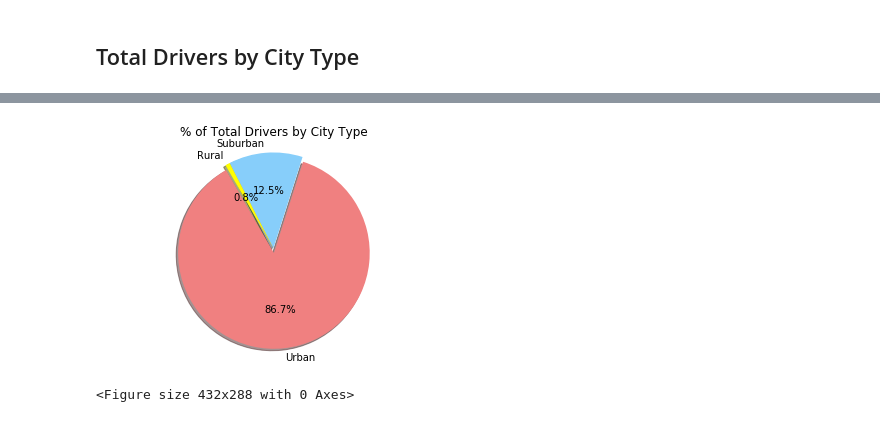
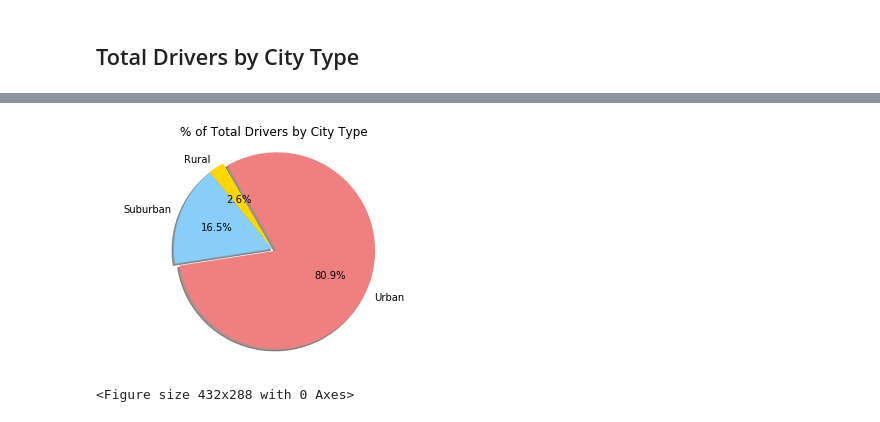
Before and after one commit to kokuji/pyber, a Jupyter notebook: pyber_starter - WIP.ipynb, the cells around one changed output, grey strips where cells are left out. Cells and saved outputs as stored; diff of their text form; code cells hidden in the pictures.

```diff
--- a/pyber_starter - WIP.ipynb
+++ b/pyber_starter - WIP.ipynb
@@ -146,3 +189,7 @@ plt.savefig("TotalRidesByCity.png")
 plt.show()
 # %% [markdown]
 ## Total Drivers by City Type
+# %%
+# Calculate Driver Percents
+total_drivers = city_data_df.groupby(["type"]).sum()
+total_drivers
@@ -149,32 +202,20 @@ plt.show()
 # %%
-# Calculate Driver Percents
-urban_total_drivers = urban_df.sum()["driver_count"]
-suburban_total_drivers = suburban_df.sum()["driver_count"]
-rural_total_drivers = rural_df.sum()["driver_count"]
-# total_drivers = pyber_merge_df.sum()["driver_count"]
-# print(urban_total_drivers)
-# print(suburban_total_drivers)
-# print(rural_total_drivers)
-# print(total_drivers)
-
-
 #Define the variables for the chart
-types = ["Urban", "Suburban", "Rural"]
-drivers_type = [urban_total_drivers, suburban_total_drivers, rural_total_drivers]
-colors = ["lightcoral", "lightskyblue", "yellow"]
-explode = (0.05, 0, 0)
+types = ["Rural", "Suburban", "Urban"]
+colors = ["gold", "lightskyblue", "lightcoral"]
+explode = (0.0, 0, 0.05)
 
 # Build Pie Charts
 plt.title("% of Total Drivers by City Type")
-plt.pie(drivers_type, explode=explode, labels=types, colors=colors,
+plt.pie(total_drivers, explode=explode, labels=types, colors=colors,
         autopct="%1.1f%%", shadow=True, startangle=120)
 plt.axis("equal")
 
 # Save Figure
 plt.show()
 plt.savefig("TotalDriversByCity.png")
 # %% [output]
-[figure, old version]
+[figure, new version]
 <Figure size 432x288 with 0 Axes>
 # %%
 # Show Figure
```
Also changed, not shown: parts of 9 cells of this notebook.
